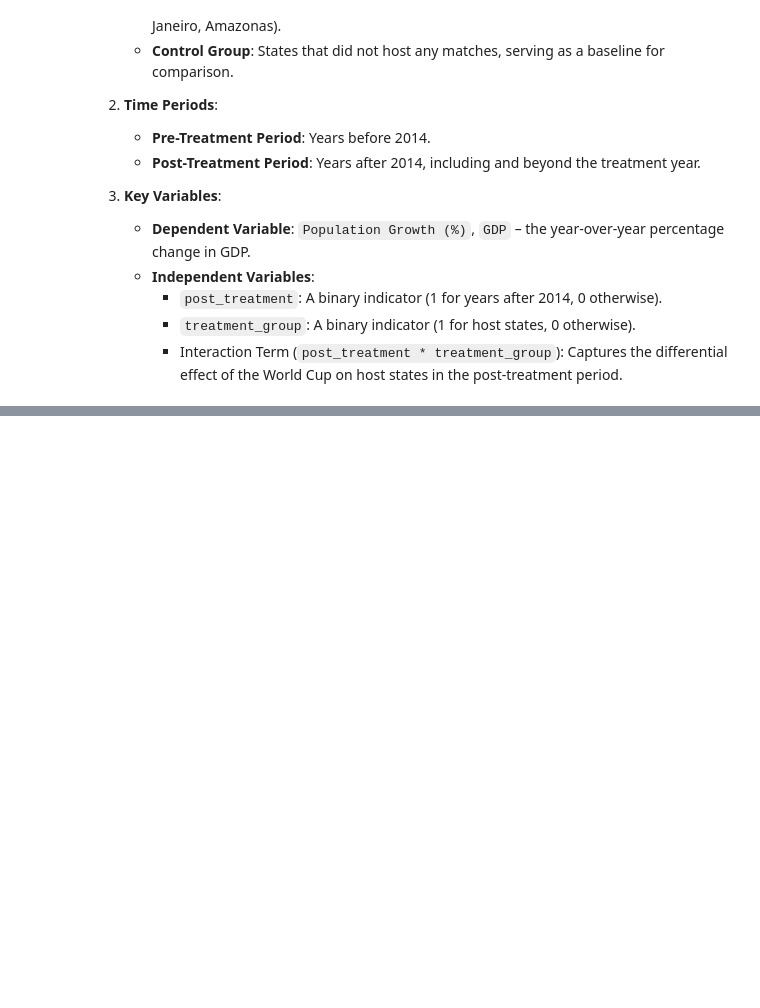
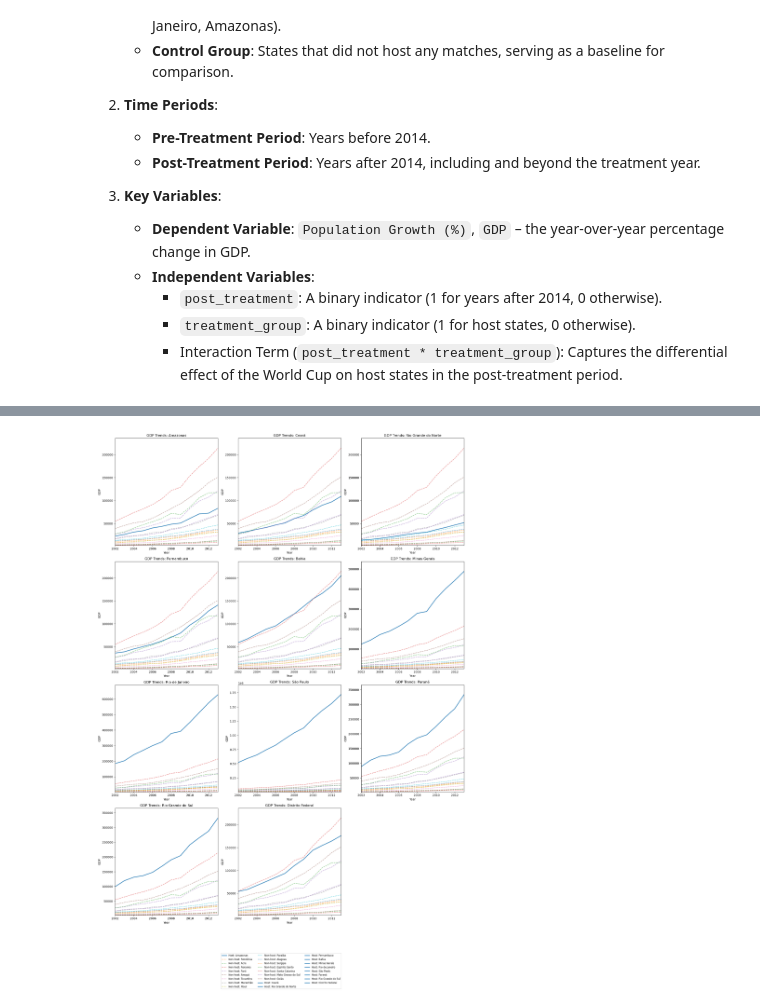
Before and after one commit to david-camper/worldcuphostcities_impact, a Jupyter notebook: analysis.ipynb, the cells around one changed output, grey strips where cells are left out. Saved outputs shown, nothing was run; the diff lists cells and outputs as text; code cells hidden in the pictures; blank space fills up the shorter version.

```diff
--- a/analysis.ipynb
+++ b/analysis.ipynb
@@ -356,0 +387,7 @@ NameError: name 'num_host_states' is not defined
+# %%
+# Filter the DataFrame for rows within the specified years
+gdp_before_worldcup = gdp_long_df[
+    gdp_long_df['YEAR'].isin(years_before_worldcup)
+]
+
+gdp_before_worldcup.head()
@@ -356,0 +401,7 @@ NameError: name 'num_host_states' is not defined
+# %%
+# Separate host and non-host states
+host_states_gdp_before_worldcup = gdp_before_worldcup[gdp_before_worldcup['STATE'].isin(host_states)]
+non_host_gdp_before_worldcup = gdp_before_worldcup[gdp_before_worldcup['STATE'].isin(non_host_states)]
+
+print(host_states_gdp_before_worldcup.shape)
+print(non_host_gdp_before_worldcup.shape)
@@ -356,0 +411,67 @@ NameError: name 'num_host_states' is not defined
+# %%
+# Calculate the number of unique host states
+num_host_states = host_states_gdp_before_worldcup['STATE'].nunique()
+
+# Dynamically calculate the number of rows for subplots
+rows = (num_host_states + 2) // 3
+
+fig, axes = plt.subplots(rows, 3, figsize=(18, 6 * rows), sharey=False)  # Turn off shared y-axis for flexibility
+
+# Flatten axes to a 1D array for consistent indexing
+axes = np.array(axes).flatten()
+
+# Keep track of handles and labels for a combined legend
+handles = []
+labels = []
+
+for idx, state in enumerate(host_states_gdp_before_worldcup['STATE'].unique()):
+    ax = axes[idx]
+
+    # Filter data for the specific host state
+    host_data = host_states_gdp_before_worldcup[host_states_gdp_before_worldcup['STATE'] == state]
+
+    # Plot host state GDP trends
+    host_line, = ax.plot(host_data['YEAR'], host_data['GDP'],
+                         linewidth=2, label=f'Host: {state}')
+
+    # Add to legend tracking (only add once per label)
+    if host_line.get_label() not in labels:
+        handles.append(host_line)
+        labels.append(host_line.get_label())
+
+    # Plot non-host states for comparison
+    for non_host_state in non_host_gdp_before_worldcup['STATE'].unique():
+        non_host_data = non_host_gdp_before_worldcup[non_host_gdp_before_worldcup['STATE'] == non_host_state]
+        non_host_line, = ax.plot(non_host_data['YEAR'], non_host_data['GDP'],
+                                 linestyle='--', alpha=0.6, label=f'Non-host: {non_host_state}')
+
+        # Add to legend tracking (only add once per label)
+        if non_host_line.get_label() not in labels:
+            handles.append(non_host_line)
+            labels.append(non_host_line.get_label())
+
+    # Dynamically adjust axis limits
+    y_min = min(host_data['GDP'].min(), non_host_gdp_before_worldcup['GDP'].min())
+    y_max = max(host_data['GDP'].max(), non_host_gdp_before_worldcup['GDP'].max())
+    ax.set_ylim(y_min * 0.9, y_max * 1.1)  # Add 10% padding above and below
+
+    x_min = min(host_data['YEAR'].min(), non_host_gdp_before_worldcup['YEAR'].min())
+    x_max = max(host_data['YEAR'].max(), non_host_gdp_before_worldcup['YEAR'].max())
+    ax.set_xlim(x_min, x_max)  # Set x-axis limits
+
+    # Set title and labels for clarity
+    ax.set_title(f"GDP Trends: {state}")
+    ax.set_xlabel("Year")
+    ax.set_ylabel("GDP")
+
+# Hide unused subplots
+for idx in range(len(host_states_gdp_before_worldcup['STATE'].unique()), len(axes)):
+    axes[idx].axis('off')
+
+# Create a single legend outside the subplots
+fig.legend(handles, labels, loc='upper center', bbox_to_anchor=(0.5, -0.05), ncol=3, fontsize="small")
+
+plt.tight_layout()
+plt.show()
+# %% [output]
+[figure, added]
```
Also changed, not shown: parts of 11 cells of this notebook.
